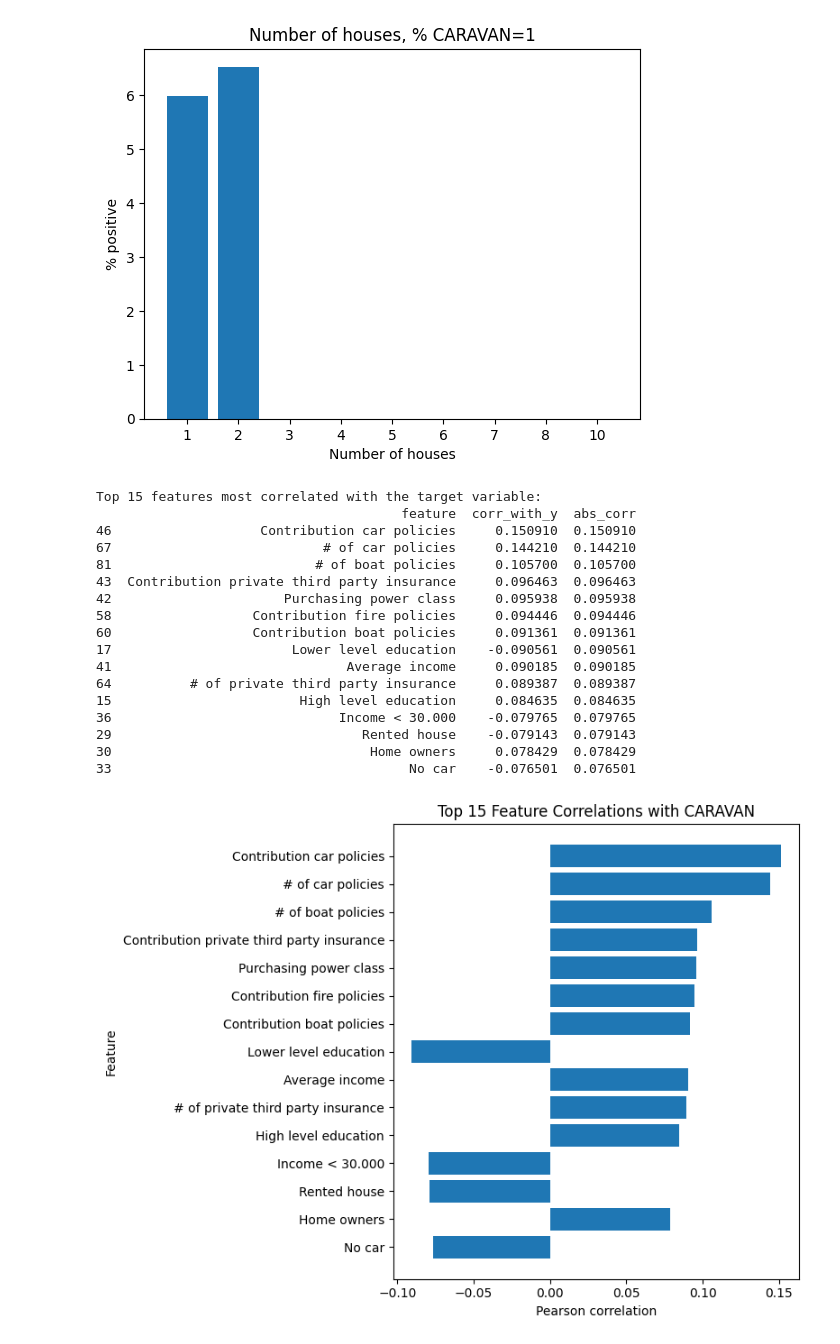
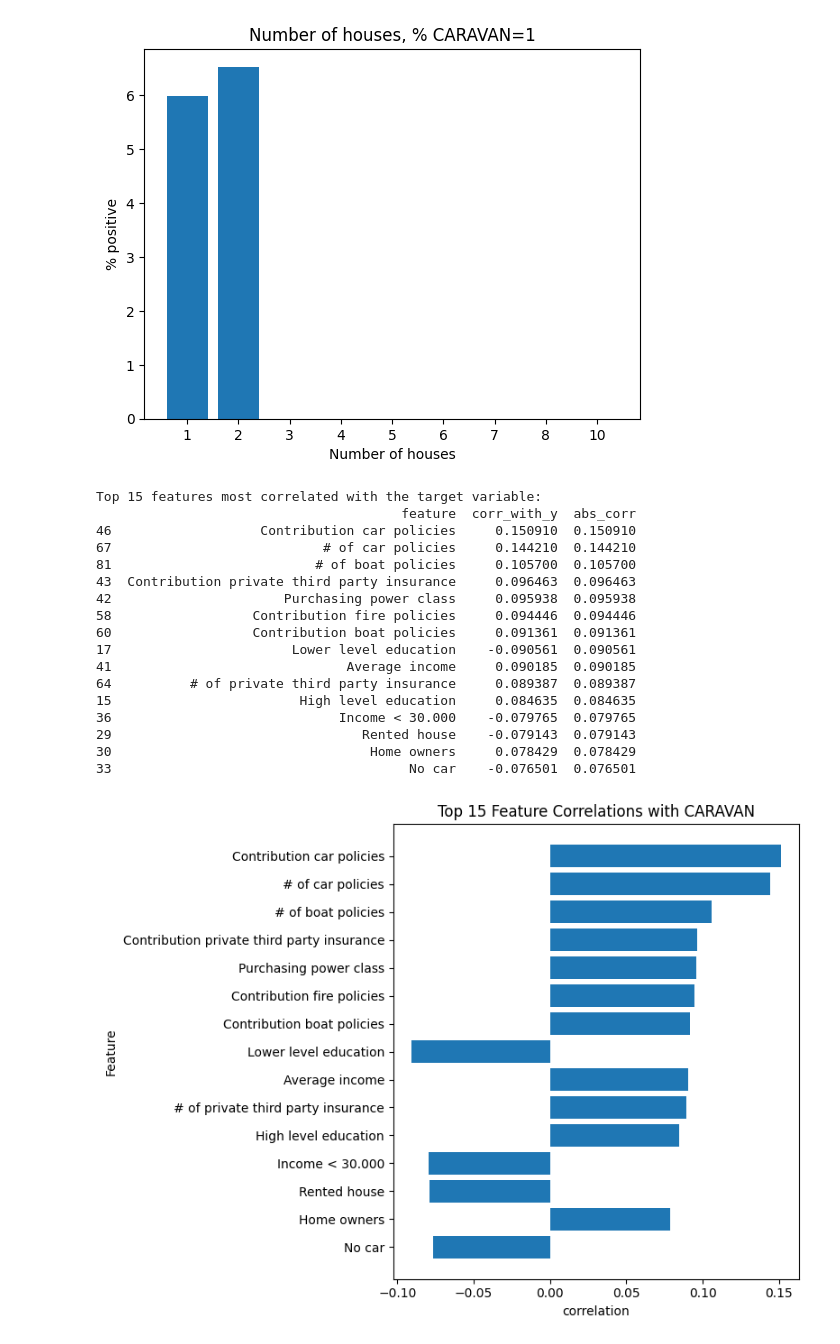
Before and after one commit to millivio/CaravanInsurance, a Jupyter notebook: src/eda.ipynb, the cells around one changed output. Drawn from its saved outputs; the diff is of its cells as text; code cells hidden in the pictures.

```diff
--- a/src/eda.ipynb
+++ b/src/eda.ipynb
@@ -199,32 +199,32 @@ for col in X.columns:
 corr_df = pd.DataFrame(corrs, columns=["feature","corr_with_y","abs_corr"]).sort_values("abs_corr", ascending=False)
 top15 = corr_df.head(15)
 print("Top 15 features most correlated with the target variable:")
 print(top15)
 
 # Plot the top-15 correlations as a bar chart (single figure)
 plt.figure(figsize=(8, 6))
 plt.barh(top15["feature"][::-1], top15["corr_with_y"][::-1])
 plt.title("Top 15 Feature Correlations with CARAVAN")
-plt.xlabel("Pearson correlation")
+plt.xlabel("correlation")
 plt.ylabel("Feature")
 plt.tight_layout()
 plt.show()
 # %% [output]
 Top 15 features most correlated with the target variable:
                                        feature  corr_with_y  abs_corr
 46                   Contribution car policies     0.150910  0.150910
 67                           # of car policies     0.144210  0.144210
 81                          # of boat policies     0.105700  0.105700
 43  Contribution private third party insurance     0.096463  0.096463
 42                      Purchasing power class     0.095938  0.095938
 58                  Contribution fire policies     0.094446  0.094446
 60                  Contribution boat policies     0.091361  0.091361
 17                       Lower level education    -0.090561  0.090561
 41                              Average income     0.090185  0.090185
 64          # of private third party insurance     0.089387  0.089387
 15                        High level education     0.084635  0.084635
 36                             Income < 30.000    -0.079765  0.079765
 29                                Rented house    -0.079143  0.079143
 30                                 Home owners     0.078429  0.078429
 33                                      No car    -0.076501  0.076501
-[figure, old version]
+[figure, new version]
```
Also changed, not shown: 1 other file.
